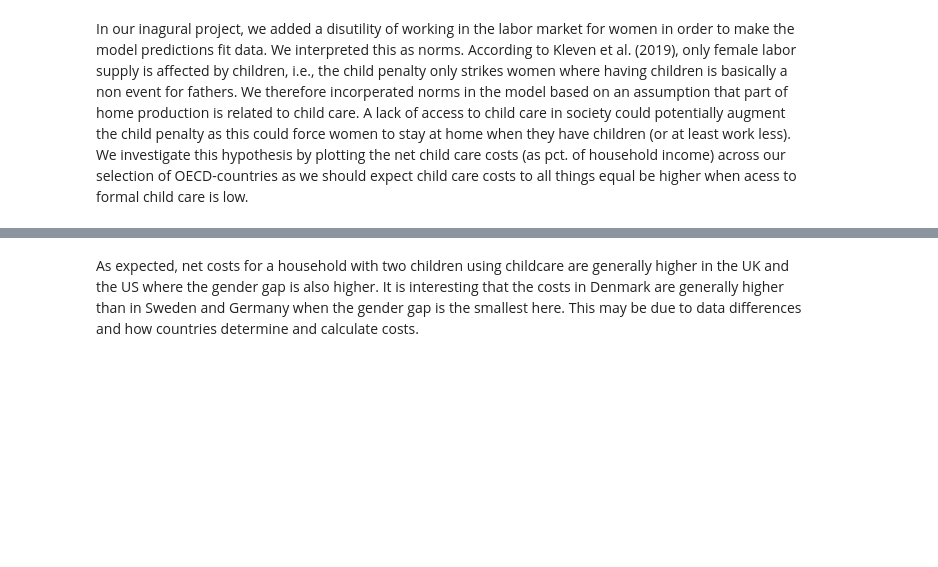
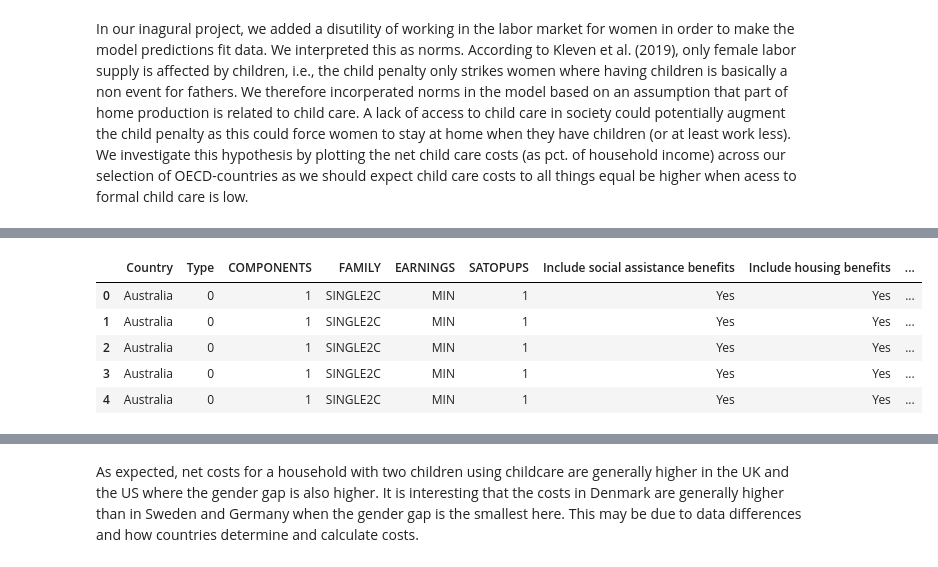
Before and after one commit to NumEconCopenhagen/projects-2023-aca, a Jupyter notebook: dataproject/dataproject.ipynb, the cells around one changed output, grey strips where cells are left out. Saved outputs shown, nothing was run; the diff lists cells and outputs as text; code cells hidden in the pictures; blank space fills up the shorter version.

```diff
--- a/dataproject/dataproject.ipynb
+++ b/dataproject/dataproject.ipynb
@@ -287,9 +230,18 @@ In our inagural project, we added a disutility of working in the labor market fo
 # %%
-# Net child care costs
-# Drop collumns that we do not need
+# 2) Dropping columns that we not need for the analysis
 drop_these = ['LOCATION','Type of indicator','Net childcares cost by item','Family type','Earnings of the first adult','HBTOPUPS','TIME','Flag Codes','Flags']
 df_nc.drop(drop_these, axis=1, inplace=True)
 
-#Rename columns
+#Renaming columns
 df_nc = df_nc.rename(columns = {"TYPE" : "Type", "Value": "Cost", "Time": "Year"})
+
+# Displaying
+df_nc.head(5)
+# %% [output]
+|  | Country | Type | COMPONENTS | FAMILY | EARNINGS | SATOPUPS | Include social assistance benefits | Include housing benefits | ... |
+| 0 | Australia | 0 | 1 | SINGLE2C | MIN | 1 | Yes | Yes | ... |
+| 1 | Australia | 0 | 1 | SINGLE2C | MIN | 1 | Yes | Yes | ... |
+| 2 | Australia | 0 | 1 | SINGLE2C | MIN | 1 | Yes | Yes | ... |
+| 3 | Australia | 0 | 1 | SINGLE2C | MIN | 1 | Yes | Yes | ... |
+| 4 | Australia | 0 | 1 | SINGLE2C | MIN | 1 | Yes | Yes | ... |
 # %%
```
Also changed, not shown: parts of 11 cells of this notebook, 1 other file.
